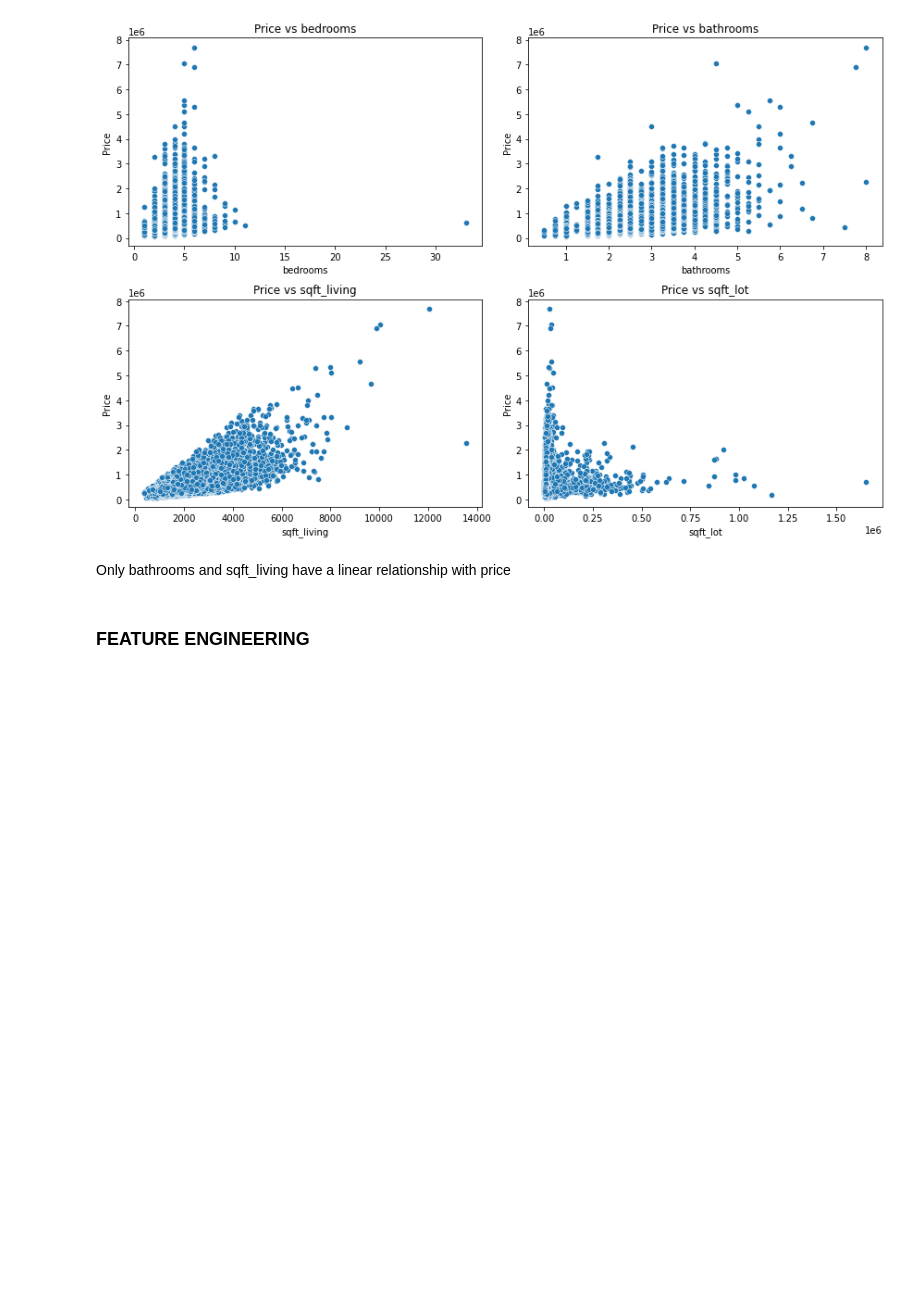
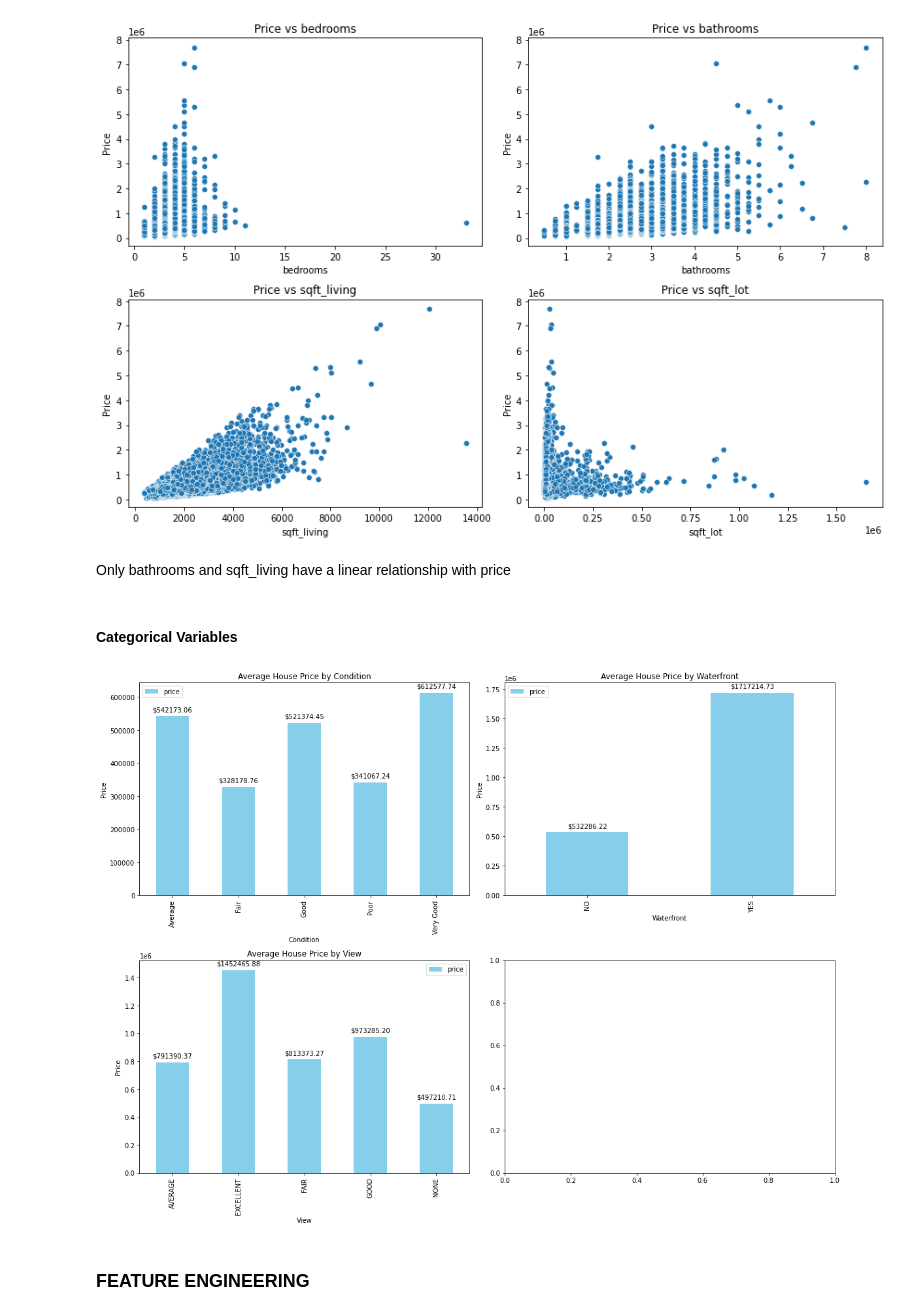
Before and after one commit to ggeorgekkariuki/Kings-Country-Housing-Project, a Jupyter notebook: student.ipynb, the cells around one changed output. Saved outputs shown, nothing was run; the diff lists cells and outputs as text; code cells hidden in the pictures; blank space fills up the shorter version.

Commit message:
categorical variables

```diff
--- a/student.ipynb
+++ b/student.ipynb
@@ -495,6 +495,48 @@ plt.show()
 [figure]
 # %% [markdown]
 Only bathrooms and sqft_living have a linear relationship with price
+# %% [markdown]
+#### Categorical Variables
+# %%
+# Define the plots to be created
+plots = [
+    ('Average House Price by Condition', 'condition', 'Price'),
+    ('Average House Price by Waterfront', 'waterfront', 'Price'),
+    ('Average House Price by View', 'view', 'Price'),
+]
+
+# Create a figure with 2 rows and 2 columns of subplots
+fig, axes = plt.subplots(2, 2, figsize=(16, 12))
+
+# Flatten the axes array for easy iteration
+axes = axes.flatten()
+
+# Iterate over the plots and create bar plots for each
+for i, (title, x_col, y_col) in enumerate(plots):
+    # Calculate the average price for each group
+    avg_prices = kc_data_df.groupby(x_col)['price'].mean()
+
+    # Convert the series to a DataFrame for plotting
+    avg_prices_df = avg_prices.reset_index()
+
+    # Create a bar plot for the current plot using Pandas' plot function
+    avg_prices_df.plot.bar(x=x_col, y='price', ax=axes[i], color='skyblue', edgecolor='none')
+
+    # Set the title, x-axis label, and y-axis label for the current subplot
+    axes[i].set_title(title)
+    axes[i].set_xlabel(x_col.capitalize())
+    axes[i].set_ylabel(y_col)
+
+    # Add value labels on top of each bar
+    for p in axes[i].patches:
+        axes[i].annotate(f"${p.get_height():.2f}", (p.get_x() + p.get_width() / 2, p.get_height()),
+                         ha='center', va='bottom', xytext=(0, 5), textcoords='offset points')
+
+# Adjust the layout of the subplots for better visualization
+plt.tight_layout()
+plt.show()
+# %% [output]
+[figure, added]
 # %% [markdown]
 ### FEATURE ENGINEERING
 # %% [markdown]
```
